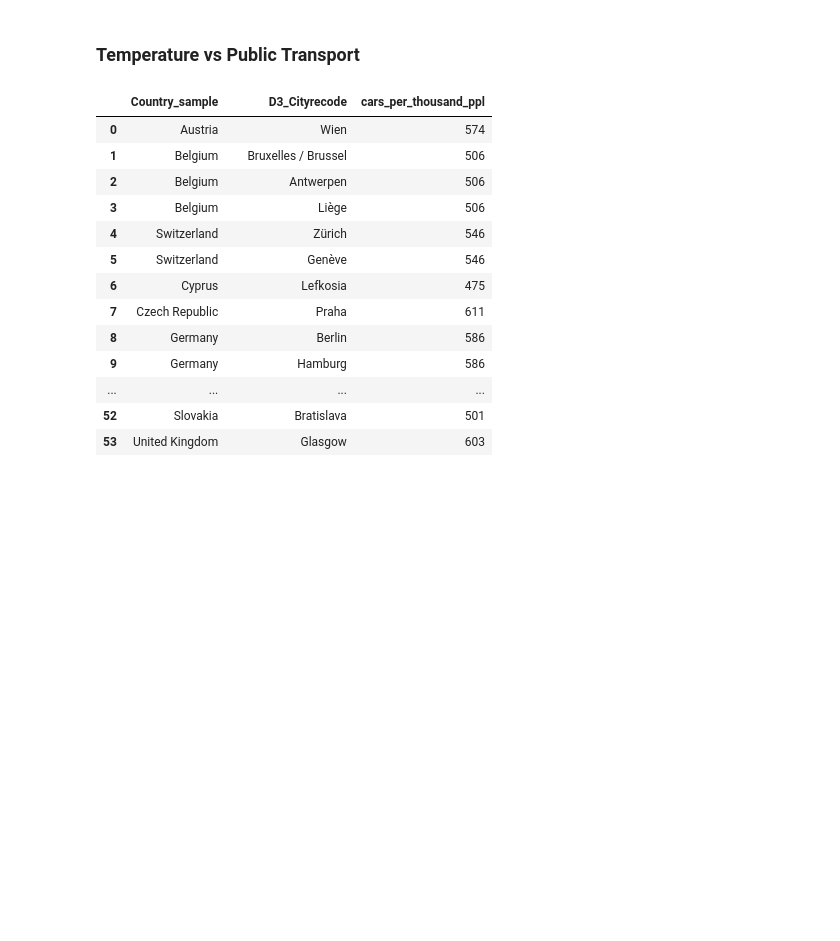
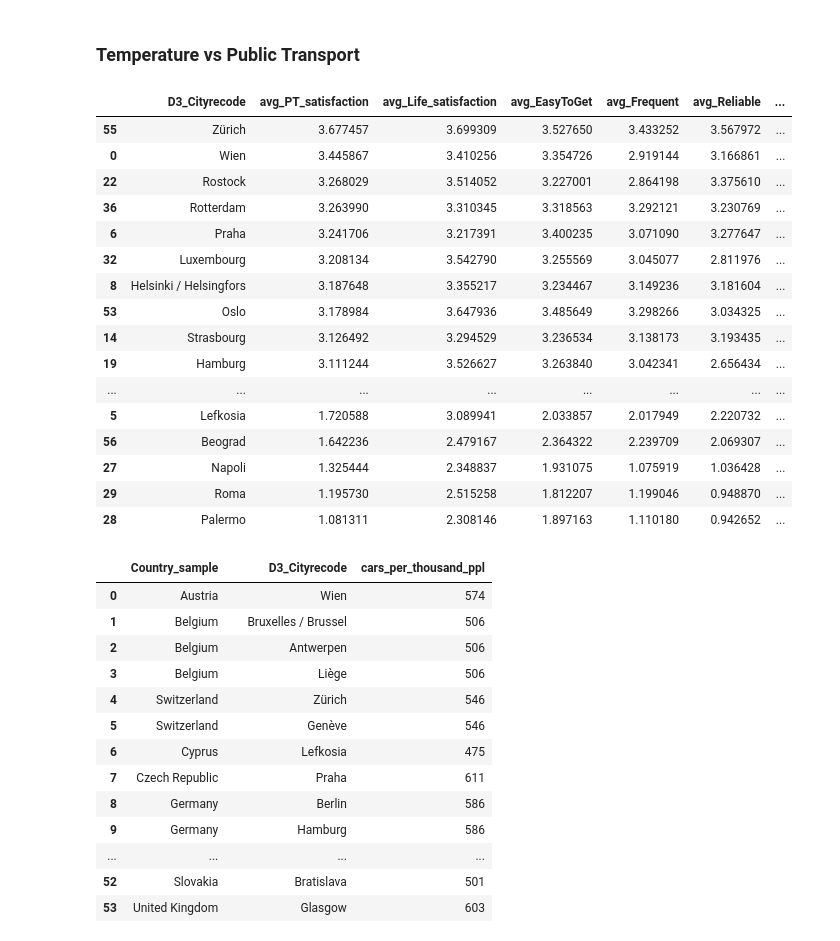
Before and after one commit to salveendutt/quality_of_life_survey_analysis, a Jupyter notebook: src/analysis.ipynb, the cells around one changed output. Cells and saved outputs as stored; diff of their text form; code cells hidden in the pictures; blank space fills up the shorter version.

```diff
--- a/src/analysis.ipynb
+++ b/src/analysis.ipynb
@@ -2,6 +2,28 @@
 import pandas as pd
 # %% [markdown]
 ### Temperature vs Public Transport
+# %%
+survey = pd.read_csv('../survey_processed.csv')
+survey.sort_values(by='avg_PT_satisfaction', ascending=False, inplace=True)
+survey
+# %% [output]
+|  | D3_Cityrecode | avg_PT_satisfaction | avg_Life_satisfaction | avg_EasyToGet | avg_Frequent | avg_Reliable | ... |
+| 55 | Zürich | 3.677457 | 3.699309 | 3.527650 | 3.433252 | 3.567972 | ... |
+| 0 | Wien | 3.445867 | 3.410256 | 3.354726 | 2.919144 | 3.166861 | ... |
+| 22 | Rostock | 3.268029 | 3.514052 | 3.227001 | 2.864198 | 3.375610 | ... |
+| 36 | Rotterdam | 3.263990 | 3.310345 | 3.318563 | 3.292121 | 3.230769 | ... |
+| 6 | Praha | 3.241706 | 3.217391 | 3.400235 | 3.071090 | 3.277647 | ... |
+| 32 | Luxembourg | 3.208134 | 3.542790 | 3.255569 | 3.045077 | 2.811976 | ... |
+| 8 | Helsinki / Helsingfors | 3.187648 | 3.355217 | 3.234467 | 3.149236 | 3.181604 | ... |
+| 53 | Oslo | 3.178984 | 3.647936 | 3.485649 | 3.298266 | 3.034325 | ... |
+| 14 | Strasbourg | 3.126492 | 3.294529 | 3.236534 | 3.138173 | 3.193435 | ... |
+| 19 | Hamburg | 3.111244 | 3.526627 | 3.263840 | 3.042341 | 2.656434 | ... |
+| ... | ... | ... | ... | ... | ... | ... | ... |
+| 5 | Lefkosia | 1.720588 | 3.089941 | 2.033857 | 2.017949 | 2.220732 | ... |
+| 56 | Beograd | 1.642236 | 2.479167 | 2.364322 | 2.239709 | 2.069307 | ... |
+| 27 | Napoli | 1.325444 | 2.348837 | 1.931075 | 1.075919 | 1.036428 | ... |
+| 29 | Roma | 1.195730 | 2.515258 | 1.812207 | 1.199046 | 0.948870 | ... |
+| 28 | Palermo | 1.081311 | 2.308146 | 1.897163 | 1.110180 | 0.942652 | ... |
 # %%
 df = pd.read_csv('../cars_per_ppl_sample.csv')
 # df[['Country_sample', 'D3_Cityrecode']].to_csv(
```
Also changed, not shown: parts of 1 cell of this notebook.
